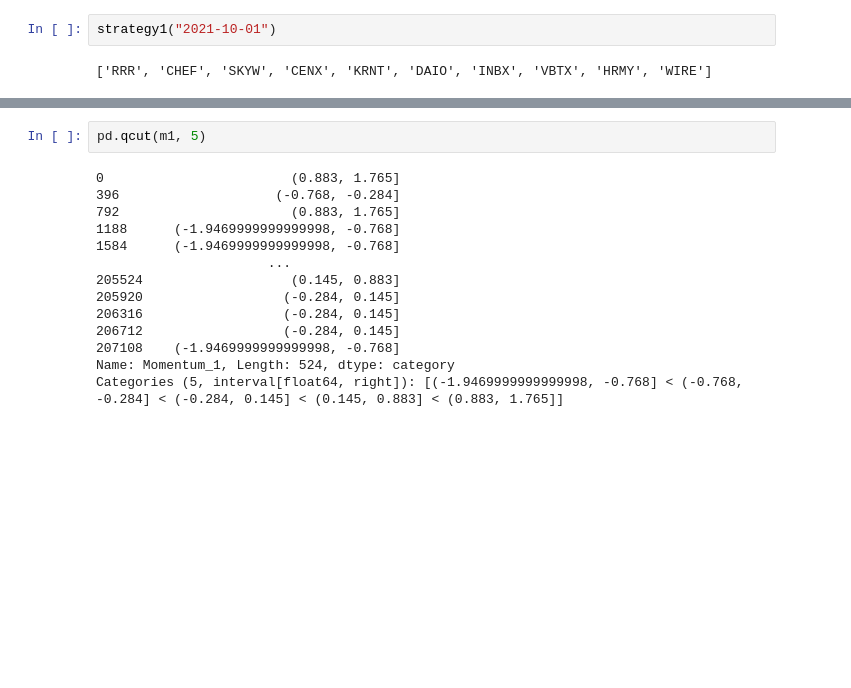
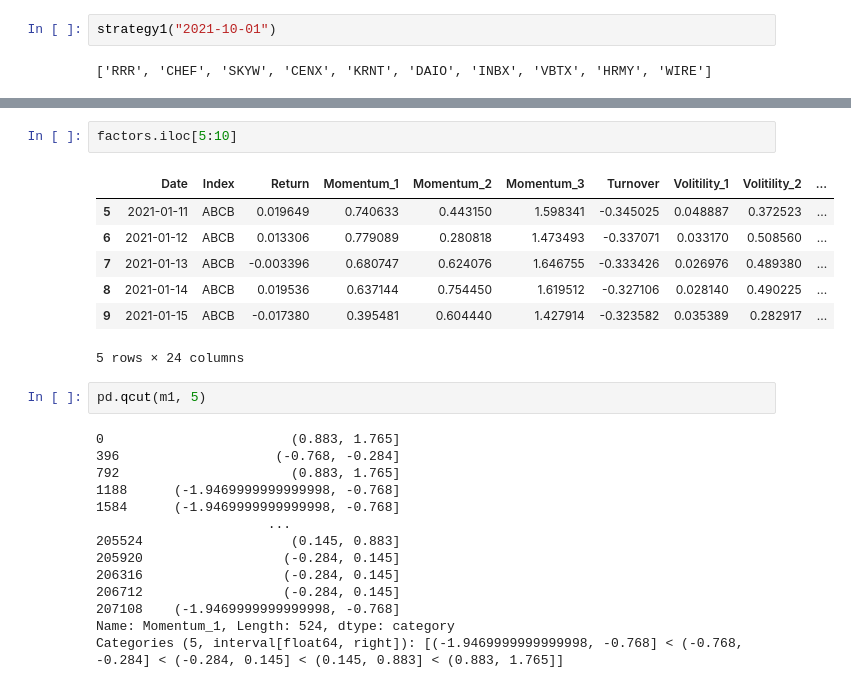
Before and after one commit to cathyw-3/DSA5205, a Jupyter notebook: Strategy/strategy1.ipynb, the cells around one changed output, grey strips where cells are left out. Cells and saved outputs as stored; diff of their text form; blank space fills up the shorter version.

```diff
--- a/Strategy/strategy1.ipynb
+++ b/Strategy/strategy1.ipynb
@@ -60,3 +151,13 @@ m1=factors_score["Momentum_1"]
+# %%
+factors.iloc[5:10]
+# %% [output]
+|  | Date | Index | Return | Momentum_1 | Momentum_2 | Momentum_3 | Turnover | Volitility_1 | Volitility_2 | ... |
+| 5 | 2021-01-11 | ABCB | 0.019649 | 0.740633 | 0.443150 | 1.598341 | -0.345025 | 0.048887 | 0.372523 | ... |
+| 6 | 2021-01-12 | ABCB | 0.013306 | 0.779089 | 0.280818 | 1.473493 | -0.337071 | 0.033170 | 0.508560 | ... |
+| 7 | 2021-01-13 | ABCB | -0.003396 | 0.680747 | 0.624076 | 1.646755 | -0.333426 | 0.026976 | 0.489380 | ... |
+| 8 | 2021-01-14 | ABCB | 0.019536 | 0.637144 | 0.754450 | 1.619512 | -0.327106 | 0.028140 | 0.490225 | ... |
+| 9 | 2021-01-15 | ABCB | -0.017380 | 0.395481 | 0.604440 | 1.427914 | -0.323582 | 0.035389 | 0.282917 | ... |
+5 rows × 24 columns
 # %%
 pd.qcut(m1, 5)
 # %% [output]
```
Also changed, not shown: parts of 9 cells of this notebook, 1 other file.
